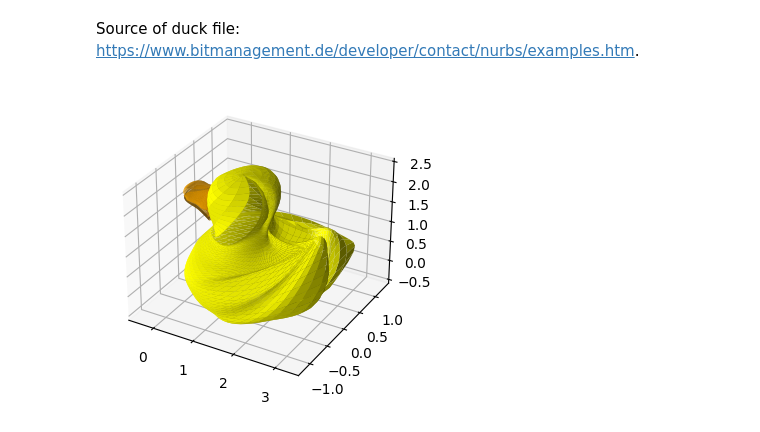
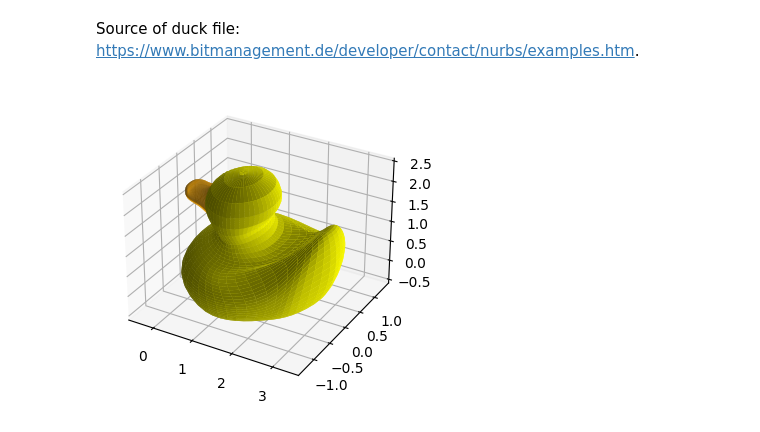
Before and after one commit to SouthEndMusic/NURBS_PyTorch, a Jupyter notebook: Example_load_wrl.ipynb, the cells around one changed output. Drawn from its saved outputs; the diff is of its cells as text; code cells hidden in the pictures.

```diff
--- a/Example_load_wrl.ipynb
+++ b/Example_load_wrl.ipynb
@@ -106,7 +106,8 @@ for line in text:
             S = NP2.Surface_3D(control_net_shape = (n_control_points_u,
                                                     n_control_points_v))
 
-            control_points   = torch.stack(control_points).reshape(*S.control_net_shape,3).to(S.device)
+            control_points   = torch.stack(control_points).reshape(*S.control_net_shape[::-1],3).to(S.device)
+            control_points   = control_points.permute(1,0,2)
             knots_u          = torch.tensor(knots_u, device = S.device)
 
             knots_u, mults_u = torch.unique(knots_u, return_counts = True)
@@ -116,32 +117,32 @@ for line in text:
             kv_u = NP2.Knot_vector(knots_u, multiplicities = mults_u, degree = degree_u)
             kv_v = NP2.Knot_vector(knots_v, multiplicities = mults_v, degree = degree_v)
 
             S.set_parameters(basis_function_sets = [NP2.Basis_functions(kv_u),
                                                     NP2.Basis_functions(kv_v)],
                              control_point_coord_sets = [control_points[:,:,0],
                                                          control_points[:,:,1],
                                                          control_points[:,:,2]])
 
             if len(weights) > 0:
                 S.include_weights = True
-                S.set_parameters(weights = torch.tensor(weights).reshape(*S.control_net_shape))
+                S.set_parameters(weights = torch.tensor(weights).reshape(*S.control_net_shape[::-1]).T)
 
             surface = S.eval_grid((n_points_u,n_points_v)).squeeze().cpu()
 
             ax.plot_surface(surface[:,:,0],
                             surface[:,:,1],
                             surface[:,:,2],
                             color = c[i])
 
             i += 1
 
 
     else:
         if line.startswith("geometry NurbsSurface"):
             reading_object = True
 
             n_points_u = 50
             n_points_v = 50
             weights    = []
 # %% [output]
-[figure, old version]
+[figure, new version]
```
